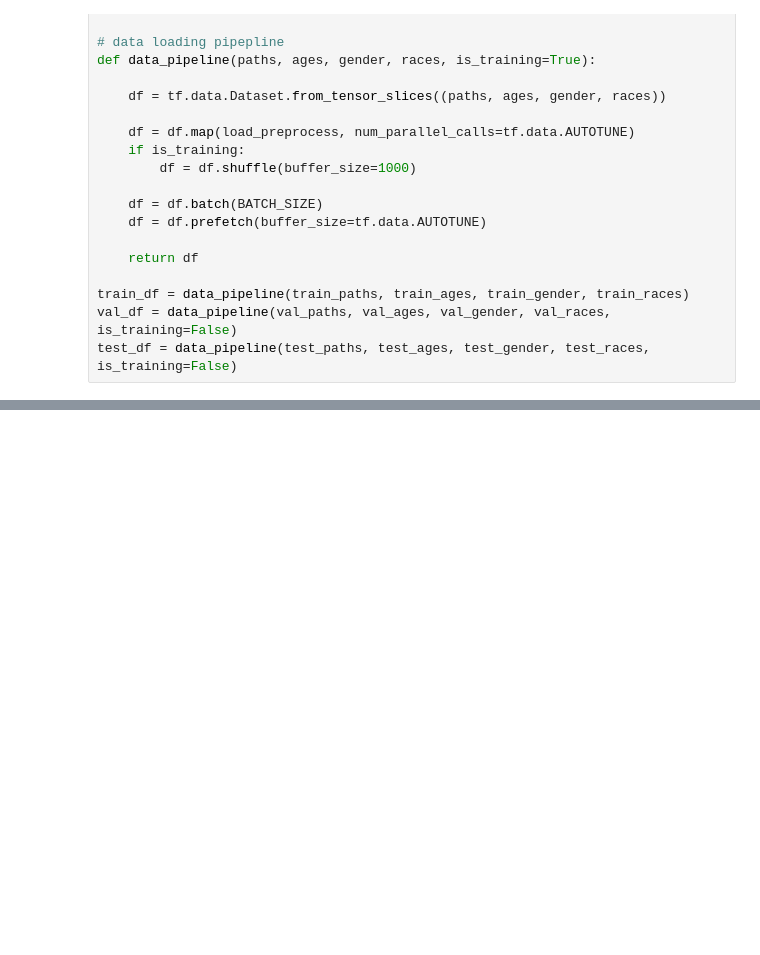
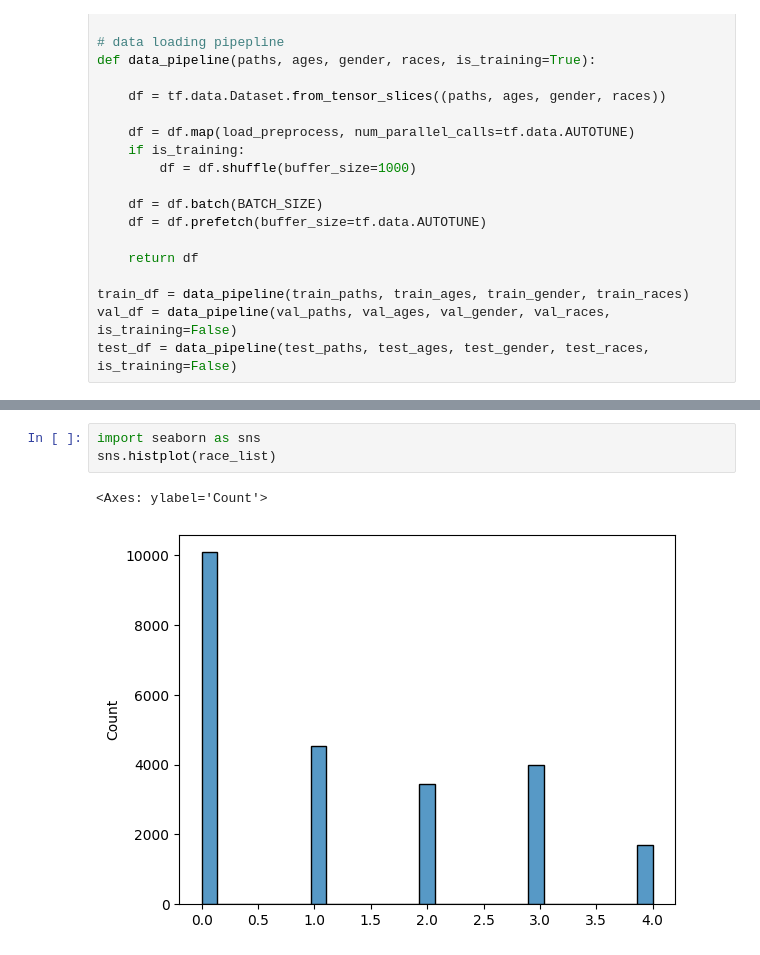
Before and after one commit to jatin-reddy/CNNs-for-Computer-Vision, a Jupyter notebook: CNN_tf_keras.ipynb, the cells around one changed output, grey strips where cells are left out. Drawn from its saved outputs; the diff is of its cells as text; blank space fills up the shorter version.

```diff
--- a/CNN_tf_keras.ipynb
+++ b/CNN_tf_keras.ipynb
@@ -212,0 +325,6 @@ test_df = data_pipeline(test_paths, test_ages, test_gender, test_races, is_train
+# %%
+import seaborn as sns
+sns.histplot(race_list)
+# %% [output]
+<Axes: ylabel='Count'>
+[figure, added]
```
Also changed, not shown: parts of 4 cells of this notebook, 1 other file.
